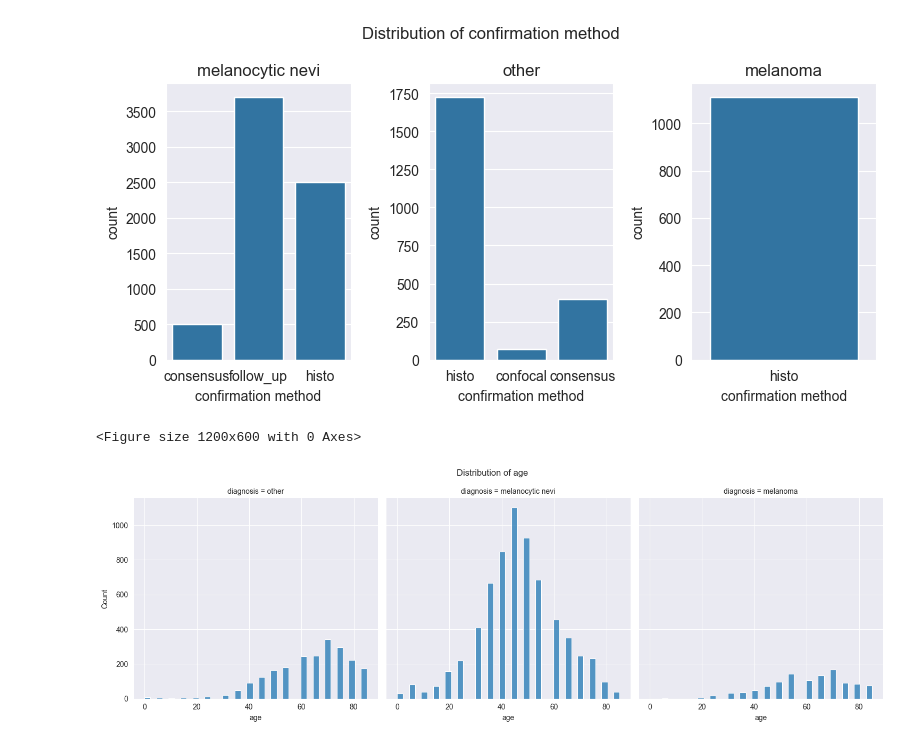
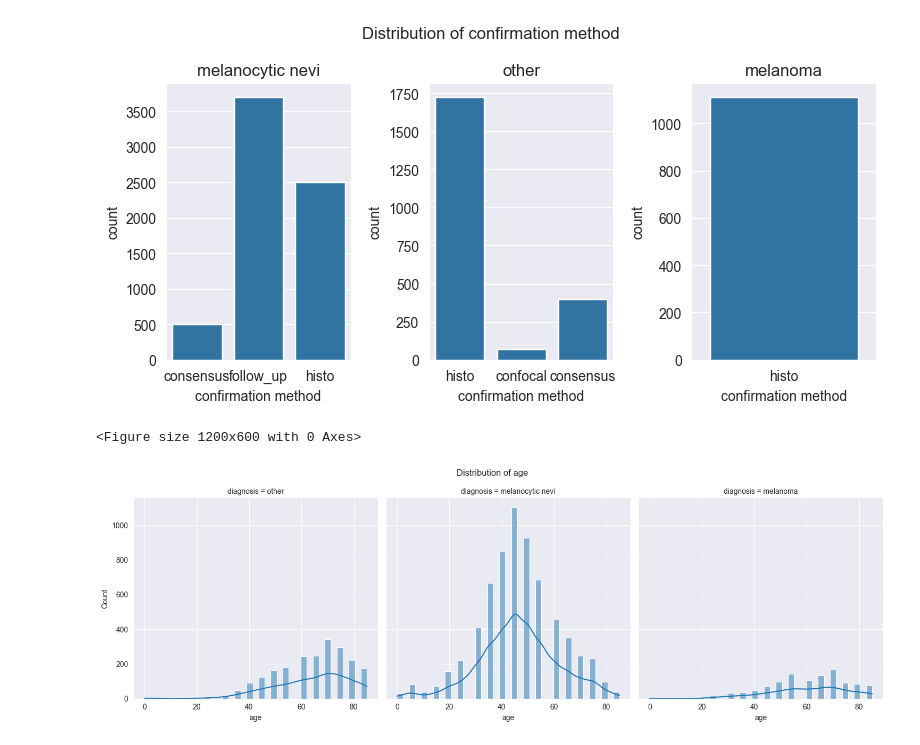
Before and after one commit to natix-x/Skin-cancer-prediction, a Jupyter notebook: metadata_analysis.ipynb, the cells around one changed output. Cells and saved outputs as stored; diff of their text form; code cells hidden in the pictures.

```diff
--- a/metadata_analysis.ipynb
+++ b/metadata_analysis.ipynb
@@ -165,9 +178,9 @@ group_plot(df2, "confirmation method")
 [figure]
 # %%
 plt.figure(figsize=(8, 4), dpi=150)
-sns.displot(data=df2.dropna(), x="age", col="diagnosis")
+sns.displot(data=df2.dropna(), x="age", col="diagnosis", kde=True)
 plt.suptitle("Distribution of age")
 plt.tight_layout();
 # %% [output]
 <Figure size 1200x600 with 0 Axes>
-[figure, old version]
+[figure, new version]
```
Also changed, not shown: parts of 2 cells of this notebook.
